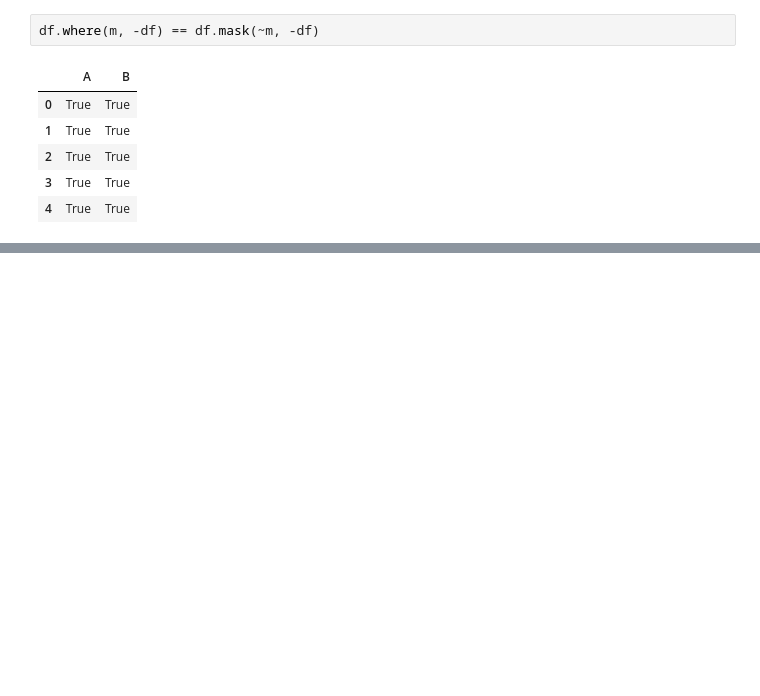
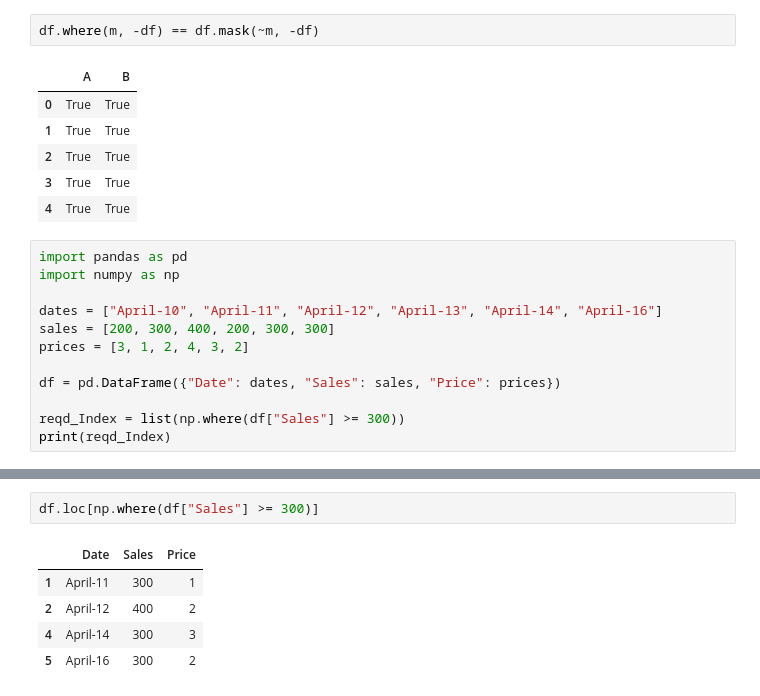
Before and after one commit to ai7dnn/day-code, a Jupyter notebook: 20240112-fri-pd-where.ipynb, the cells around one changed output, grey strips where cells are left out. Saved outputs shown, nothing was run; the diff lists cells and outputs as text; blank space fills up the shorter version.

```diff
--- a/20240112-fri-pd-where.ipynb
+++ b/20240112-fri-pd-where.ipynb
@@ -91,3 +334,15 @@ df.where(m, -df) == df.mask(~m, -df)
 | 2 | True | True |
 | 3 | True | True |
 | 4 | True | True |
+# %%
+import pandas as pd
+import numpy as np
+
+dates = ["April-10", "April-11", "April-12", "April-13", "April-14", "April-16"]
+sales = [200, 300, 400, 200, 300, 300]
+prices = [3, 1, 2, 4, 3, 2]
+
+df = pd.DataFrame({"Date": dates, "Sales": sales, "Price": prices})
+
+reqd_Index = list(np.where(df["Sales"] >= 300))
+print(reqd_Index)
@@ -93,0 +365,8 @@ df.where(m, -df) == df.mask(~m, -df)
+# %%
+df.loc[np.where(df["Sales"] >= 300)]
+# %% [output]
+|  | Date | Sales | Price |
+| 1 | April-11 | 300 | 1 |
+| 2 | April-12 | 400 | 2 |
+| 4 | April-14 | 300 | 3 |
+| 5 | April-16 | 300 | 2 |
```
Also changed, not shown: parts of 37 cells of this notebook, 2 other files.
